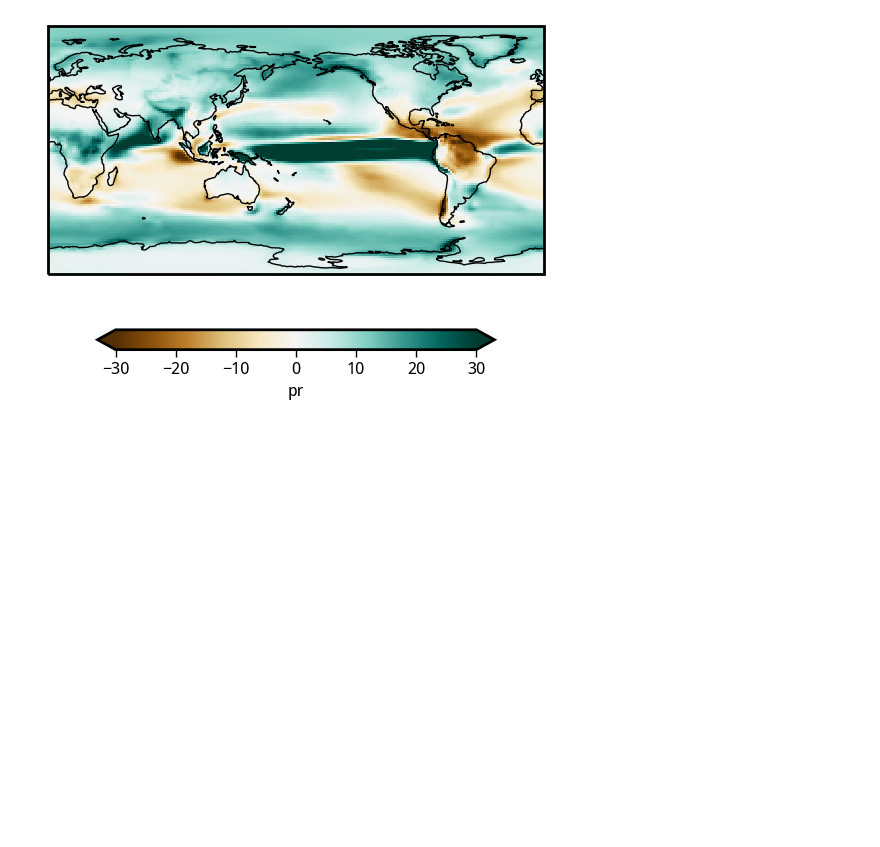
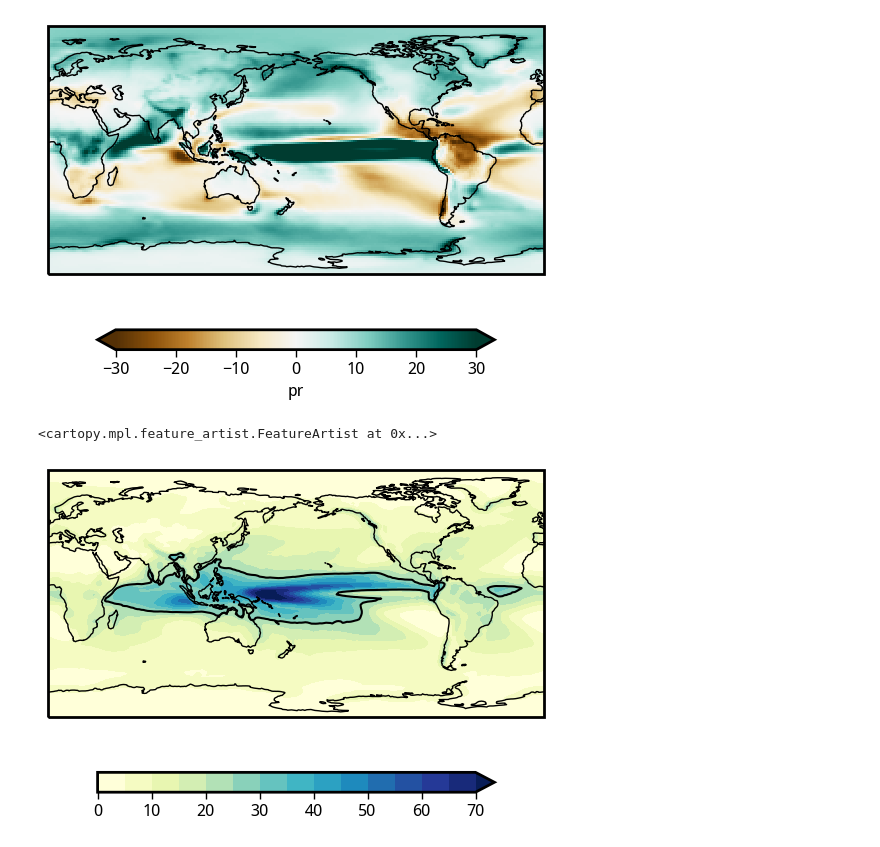
Before and after one commit to adisen99/net_zero_enso_pacific_changes, a Jupyter notebook: 04b_plotting.ipynb, the cells around one changed output. Saved outputs shown, nothing was run; the diff lists cells and outputs as text; code cells hidden in the pictures; blank space fills up the shorter version.

```diff
--- a/04b_plotting.ipynb
+++ b/04b_plotting.ipynb
@@ -204,0 +254,4 @@ ax.add_feature(cfeature.LAND, color='k', zorder=1)
+# %%
+pr_det = funcs.detrend_dim(pr, dim='time', deg=2)
+# %%
+pr_pi_std = pr_det.sel(time = slice('1850', '1900')).std('time')
@@ -209,3 +264,11 @@ ax.coastlines()
 # %% [output]
 <cartopy.mpl.feature_artist.FeatureArtist at 0x...>
 [figure]
+# %%
+ax = plt.axes(projection=ccrs.PlateCarree(central_longitude=180))
+(pr_pi_std).mean('model').plot.contourf(cmap='YlGnBu', transform=ccrs.PlateCarree(), levels=np.arange(0, 75, 5), extend='max', cbar_kwargs=dict(orientation='horizontal', shrink=0.8), robust=True)
+(pr_pi_std).mean('model').plot.contour(colors='k', transform=ccrs.PlateCarree(), levels=[25], extend='max', robust=True)
+ax.coastlines()
+# %% [output]
+<cartopy.mpl.feature_artist.FeatureArtist at 0x...>
+[figure, added]
```
Also changed, not shown: parts of 30 cells of this notebook, 9 other files.
